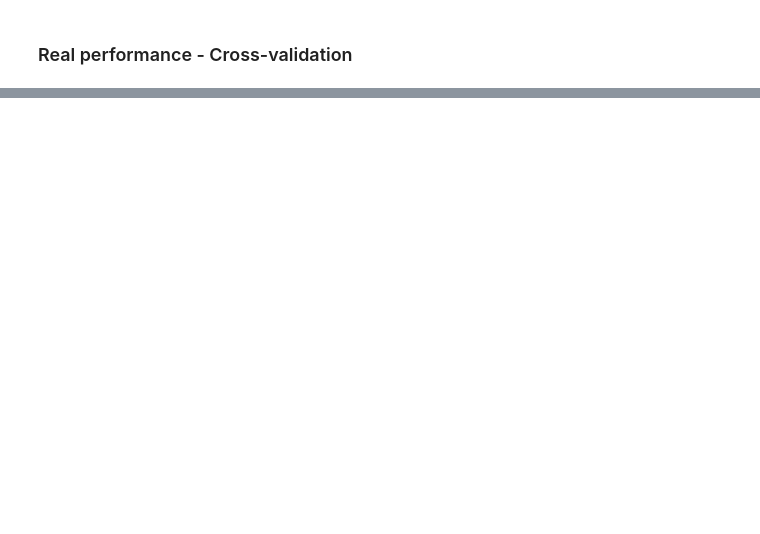
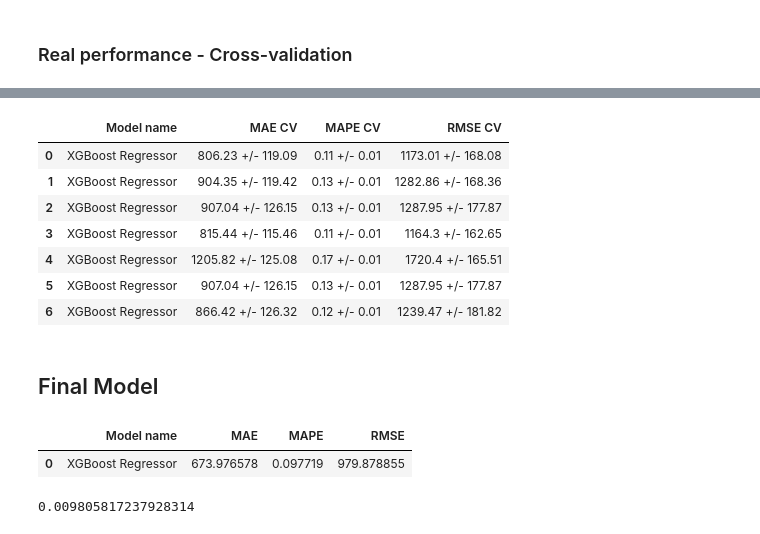
Before and after one commit to CleitonAmbrosio/Rossmann-Stores-Sales-Forecast, a Jupyter notebook: notebooks/cycle1_store_sales_prediction.ipynb, the cells around one changed output, grey strips where cells are left out. Cells and saved outputs as stored; diff of their text form; code cells hidden in the pictures; blank space fills up the shorter version.

```diff
--- a/notebooks/cycle1_store_sales_prediction.ipynb
+++ b/notebooks/cycle1_store_sales_prediction.ipynb
@@ -1339,0 +1360,23 @@ _Currently being built_
+# %%
+final_result = pd.DataFrame()
+
+for i in range( max_eval ):
+
+    # Cycle randomly through the former parameter list
+    hp = {k: random.sample( v, 1 )[0] for k, v in params.items()}
+    print(hp)
+
+    # Model
+    model_xgb = xgb.XGBRegressor( objective='reg:squarederror',
+                                  n_estimators=hp['n_estimators'],
+                                  eta=hp['eta'],
+                                  max_depth=hp['max_depth'],
+                                  subsample=hp['subsample'],
+                                  colsample_bytree=hp['colsample_bytree'],
+                                  min_child_weight=hp['min_child_weight'] )
+
+    # Performance
+    result = cross_validation( x_training, 5, 'XGBoost Regressor', model_xgb, verbose=True )
+    final_result = pd.concat( [final_result, result] )
+
+final_result
@@ -1339,0 +1411,14 @@ _Currently being built_
+# %%
+# Running manually just once more in order to complete the 7th (interrupted) loop above
+
+model_xgb = xgb.XGBRegressor( objective='reg:squarederror',
+                              n_estimators=hp['n_estimators'],
+                              eta=hp['eta'],
+                              max_depth=hp['max_depth'],
+                              subsample=hp['subsample'],
+                              colsample_bytree=hp['colsample_bytree'],
+                              min_child_weight=hp['min_child_weight'] )
+
+# Performance
+result = cross_validation( x_training, 5, 'XGBoost Regressor', model_xgb, verbose=True )
+final_result = pd.concat( [final_result, result] )
@@ -1339,0 +1435,14 @@ _Currently being built_
+# %%
+final_result.reset_index( drop=True, inplace=True )
+final_result
+# %% [output]
+|  | Model name | MAE CV | MAPE CV | RMSE CV |
+| 0 | XGBoost Regressor | 806.23 +/- 119.09 | 0.11 +/- 0.01 | 1173.01 +/- 168.08 |
+| 1 | XGBoost Regressor | 904.35 +/- 119.42 | 0.13 +/- 0.01 | 1282.86 +/- 168.36 |
+| 2 | XGBoost Regressor | 907.04 +/- 126.15 | 0.13 +/- 0.01 | 1287.95 +/- 177.87 |
+| 3 | XGBoost Regressor | 815.44 +/- 115.46 | 0.11 +/- 0.01 | 1164.3 +/- 162.65 |
+| 4 | XGBoost Regressor | 1205.82 +/- 125.08 | 0.17 +/- 0.01 | 1720.4 +/- 165.51 |
+| 5 | XGBoost Regressor | 907.04 +/- 126.15 | 0.13 +/- 0.01 | 1287.95 +/- 177.87 |
+| 6 | XGBoost Regressor | 866.42 +/- 126.32 | 0.12 +/- 0.01 | 1239.47 +/- 181.82 |
+# %% [markdown]
+## Final Model
@@ -1339,0 +1456,19 @@ _Currently being built_
+# %%
+# Tune Model
+tuned_model_xgb = xgb.XGBRegressor( objective='reg:squarederror',
+                                     n_estimators=tuned_params['n_estimators'],
+                                     eta=tuned_params['eta'],
+                                     max_depth=tuned_params['max_depth'],
+                                     subsample=tuned_params['subsample'],
+                                     colsample_bytree=tuned_params['colsample_bytree'],
+                                     min_child_weight=tuned_params['min_child_weight'] ).fit( x_train, y_train )
+
+# Prediction
+tuned_yhat_xgb = tuned_model_xgb.predict( x_test )
+
+# Performance
+tuned_xgb_result = ml_error( 'XGBoost Regressor', np.expm1( y_test ), np.expm1( tuned_yhat_xgb ) )
+tuned_xgb_result
+# %% [output]
+|  | Model name | MAE | MAPE | RMSE |
+| 0 | XGBoost Regressor | 673.976578 | 0.097719 | 979.878855 |
@@ -1339,0 +1477,5 @@ _Currently being built_
+# %%
+mpe = mean_percentage_error( np.expm1( y_test ), np.expm1( tuned_yhat_xgb ) )
+mpe
+# %% [output]
+0.009805817237928314
```
Also changed, not shown: parts of 21 cells of this notebook.
